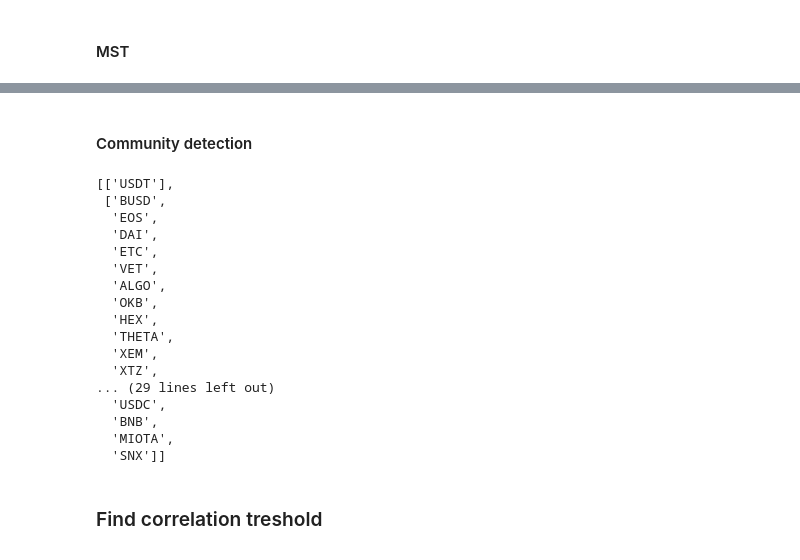
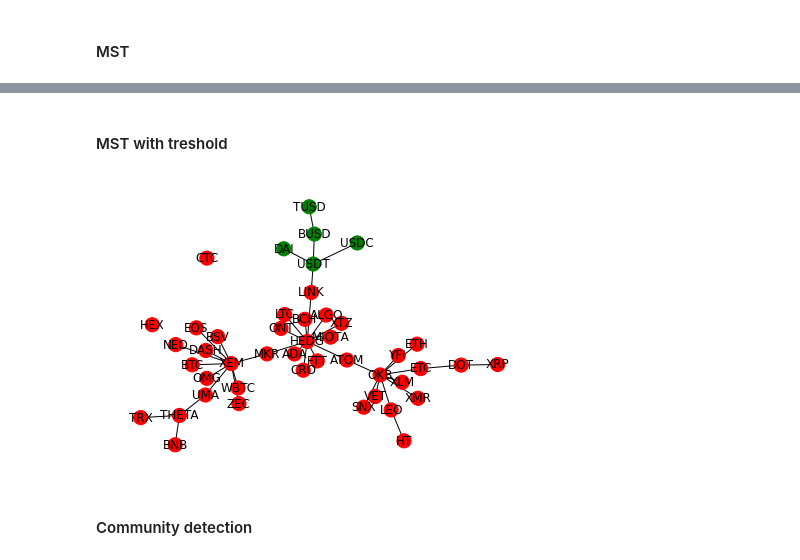
Before and after one commit to FedeScenna/Crypto_NetworkAnalysis, a Jupyter notebook: 05_NetworkAnalysis.ipynb, the cells around one changed output, grey strips where cells are left out. Saved outputs shown, nothing was run; the diff lists cells and outputs as text; code cells hidden in the pictures.

```diff
--- a/05_NetworkAnalysis.ipynb
+++ b/05_NetworkAnalysis.ipynb
@@ -181,2 +144,20 @@ plt.show()
+# %% [markdown]
+#### MST with treshold
+# %%
+G = create_graph(corr_df[corr_df["corr"] >= 0.2], stablecoins, volatile_coins)
+mst = nx.minimum_spanning_tree(G)
+
+color_map = []
+for node in mst:
+    if node in stablecoins:
+        color_map.append('green')
+    else:
+        color_map.append('red')
+nx.draw(mst, with_labels=True, pos=nx.kamada_kawai_layout(mst),
+        node_size=200, node_color=color_map, width = 1)
+plt.savefig("img/mst.png", format="PNG")
+plt.show()
+# %% [output]
+[figure, added]
 # %% [markdown]
 #### Community detection
@@ -205,29 +163,0 @@ def girvan_newman(graph):
-# %%
-c = girvan_newman(G.copy())
-# find the nodes forming the communities
-node_groups = []
-
-for i in c:
-  node_groups.append(list(i))
-
-node_groups
-# %% [output]
-[['USDT'],
- ['BUSD',
-  'EOS',
-  'DAI',
-  'ETC',
-  'VET',
-  'ALGO',
-  'OKB',
-  'HEX',
-  'THETA',
-  'XEM',
-  'XTZ',
-... (29 lines left out)
-  'USDC',
-  'BNB',
-  'MIOTA',
-  'SNX']]
-# %% [markdown]
-### Find correlation treshold
```
Also changed, not shown: parts of 30 cells of this notebook.
